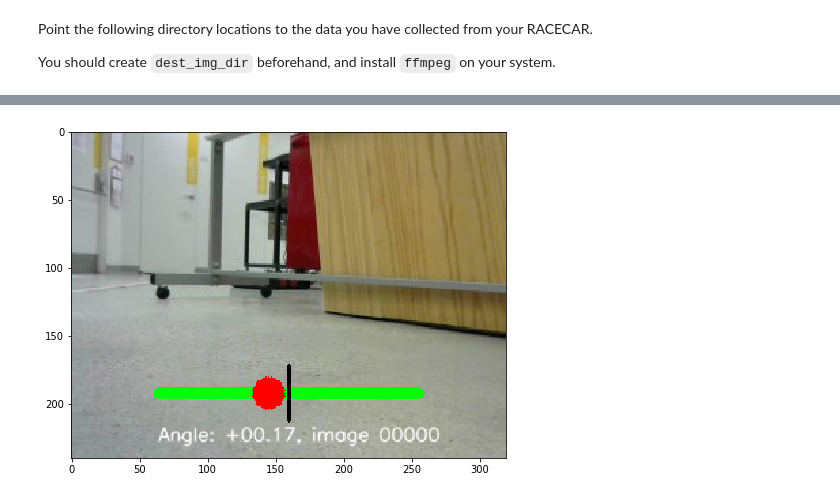
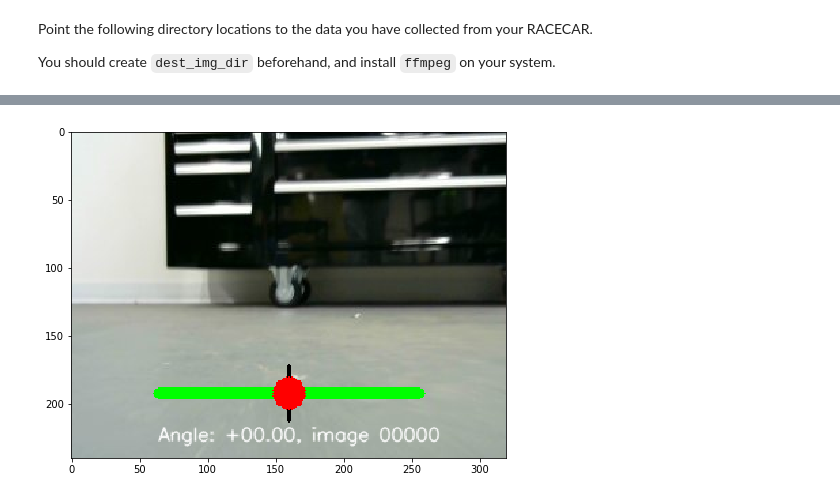
Before and after one commit to mmaz/imitation_learning_lab, a Jupyter notebook: visualize_drive.ipynb, the cells around one changed output, grey strips where cells are left out. Saved outputs shown, nothing was run; the diff lists cells and outputs as text; code cells hidden in the pictures.

```diff
--- a/visualize_drive.ipynb
+++ b/visualize_drive.ipynb
@@ -14,15 +14,20 @@ You should create `dest_img_dir` beforehand, and install `ffmpeg` on your system
 working_directory = "../"
 
 # saved csv from car
-driving_data = working_directory + "tests/tables/run_03_15_00_39/run_03_15_00_39.csv"
+driving_data = working_directory + "data_and_models/collects/run_04_03_14_09/run_04_03_14_09.csv"
 
 # directory location of car images
-parent_dir   = working_directory + "tests/tables/run_03_15_00_39/"
+parent_dir   = working_directory + "data_and_models/collects/run_04_03_14_09/"
 
 # write imgs to folder
 dest_img_dir = working_directory + "viz_tables/"
 
 output_video_location = working_directory + "tables.mp4"
+
+if not(os.path.exists(dest_img_dir) and os.path.isdir(dest_img_dir)):
+    raise ValueError("create " + dest_img_dir)
+if os.path.exists(output_video_location):
+    raise ValueError("this will overwrite " + output_video_location)
 # %%
 imgs = []
 ngls = []
@@ -73,17 +86,32 @@ def viz_angle(idx, img, angle, ground_truth=None):
     cv.putText(img,answer,(bar_left_px, bar_height_px + 35), font, 0.45,(255,255,255),1,cv.LINE_AA)
 
     return img
+# %%
+def split_lcr(image, width=320, height=240):
+    left   = image[0:height, 0:width, :]
+    center = image[0:height, width:(width*2), :]
+    right  = image[0:height, (width*2):(width*3), :]
+    return (left,center,right)
+
+def pilotnet_crop(image):
+    """assumes 320x240 input, resizes to 200x66"""
+    # rows:    (240 - 66) / 2 == 87
+    # columns: (320 - 200) /2 == 60
+    return image[87:-87, 60:-60]
 # %%
 idx = random.randint(0,len(imgs)-1)
 
 img = cv.imread(imgs[idx])
+
+img = split_lcr(img)[1]
+
 result= viz_angle(0, np.copy(img), ngls[idx])
 
 fig,ax = plt.subplots()
 ax.imshow(cv.cvtColor(result, cv.COLOR_BGR2RGB))
 fig.set_size_inches(8,6)
 # %% [output]
-[figure, old version]
+[figure, new version]
 # %%
 # write images with visualized angles (NOTE: overwrites any existing images)
 for idx, (imgfn, ngl) in enumerate(zip(imgs, ngls)):
```
Also changed, not shown: parts of 4 cells of this notebook, 1 other file.
